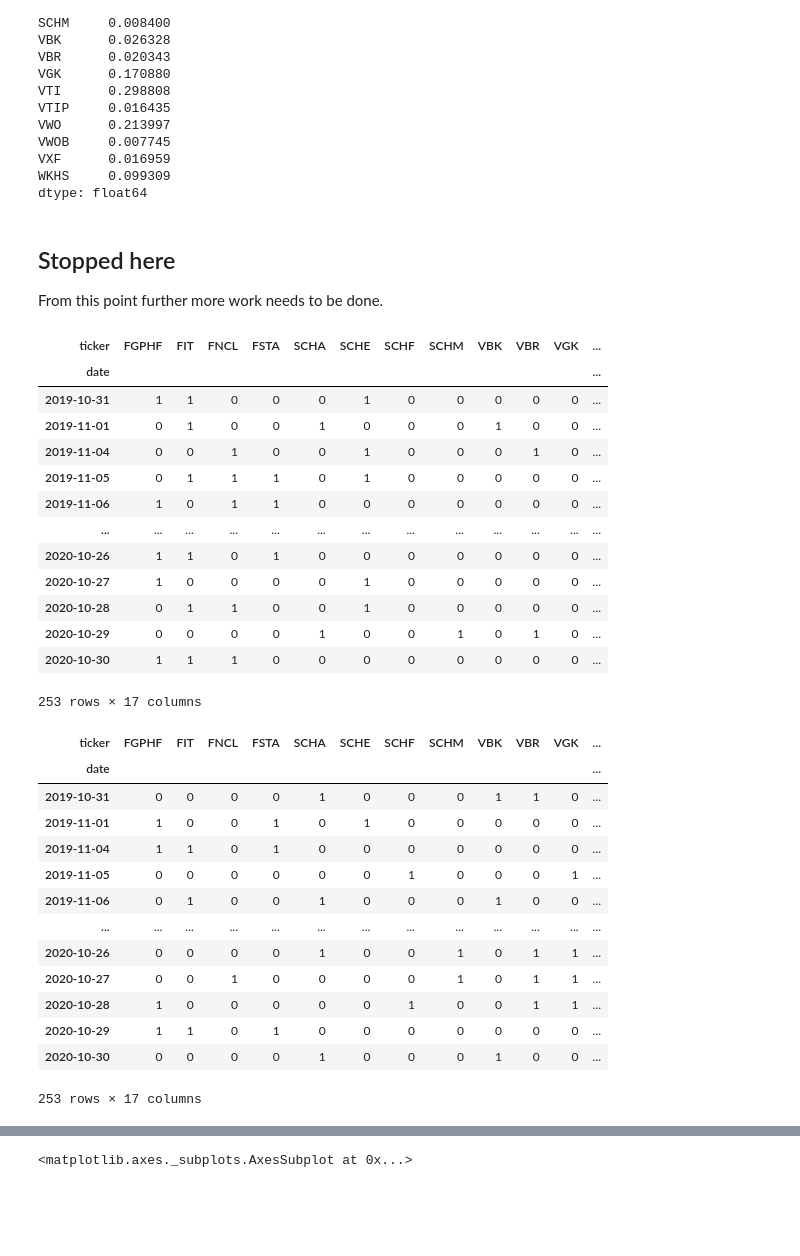
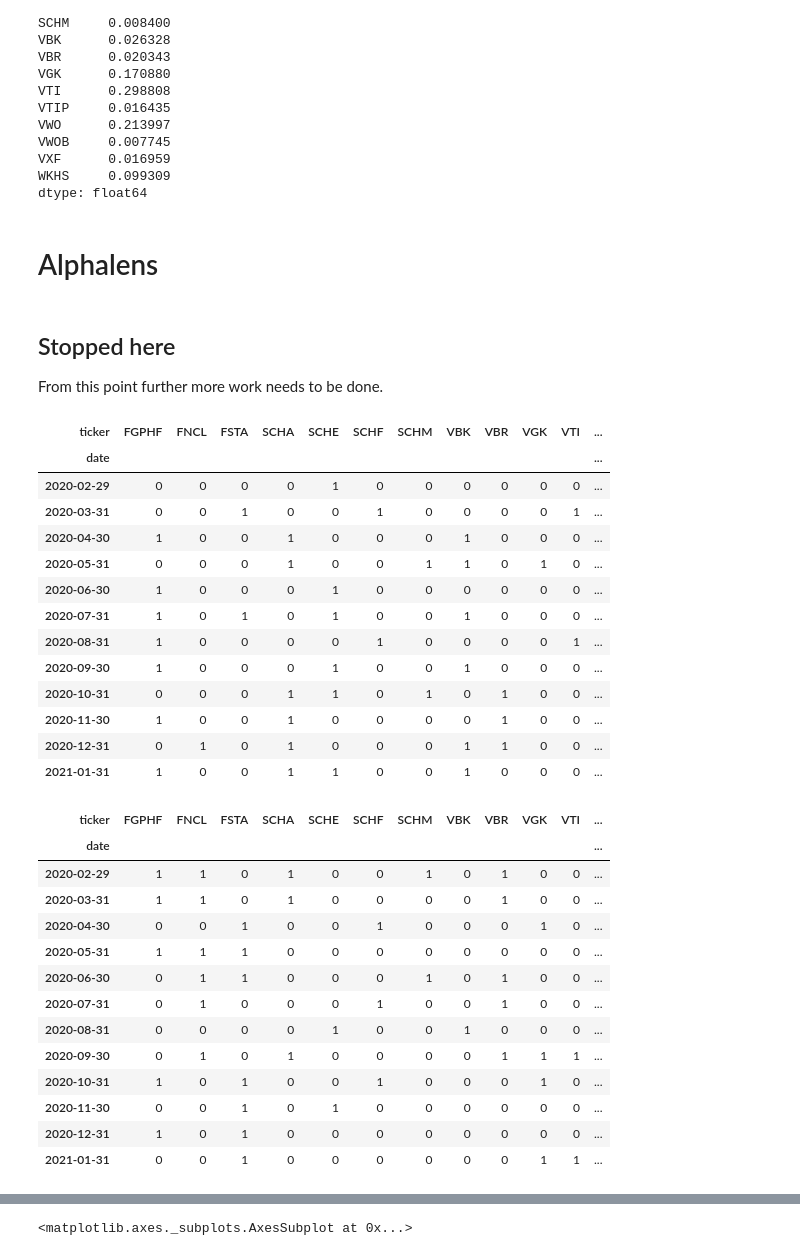
Before and after one commit to nmaiorana/svi-trading-tools, a Jupyter notebook: ameritrade_api.ipynb, the cells around one changed output, grey strips where cells are left out. Cells and saved outputs as stored; diff of their text form; code cells hidden in the pictures; blank space fills up the shorter version.

```diff
--- a/ameritrade_api.ipynb
+++ b/ameritrade_api.ipynb
@@ -39,7 +39,7 @@ client_id = os.getenv('maiotradeclientid')
 masked_account_number = '#---5311'
 account_portfolios_file_name = 'data/portfolio_data.csv'
 portfolio_file_name = 'data/portfolio_' + masked_account_number[-4:] + '.csv'
-stock_quotes_file_name = 'data/stock_quotes.csv'
+price_histories_file_name = 'data/price_histories.csv'
 # %%
 import trading_functions as tf
 importlib.reload(tf)
@@ -472,3 +466,5 @@ VWOB     0.007745
 VXF      0.016959
 WKHS     0.099309
 dtype: float64
+# %% [markdown]
+# Alphalens
@@ -477,40 +475,40 @@ dtype: float64
 
 From this point further more work needs to be done.
 # %%
-portfolio_fundamentals = datafun.read_fundamentals(portfolio_file_name)
-close = datafun.get_close_values(portfolio_fundamentals)
-close = datafun.resample_prices(close, freq='D').dropna()
+portfolio_price_histories = datafun.read_price_histories(price_histories_file_name)
+close = datafun.get_close_values(portfolio_price_histories)
+close = datafun.resample_prices(close, freq='M').dropna()
 symbols = portfun.get_investment_symbols(close)
 returns = retfun.compute_log_returns(close).dropna()
 display(selfun.get_top_n(returns, 5))
 display(selfun.get_top_n(-1*returns, 5))
 # %% [output]
-| ticker | FGPHF | FIT | FNCL | FSTA | SCHA | SCHE | SCHF | SCHM | VBK | VBR | VGK | ... |
+| ticker | FGPHF | FNCL | FSTA | SCHA | SCHE | SCHF | SCHM | VBK | VBR | VGK | VTI | ... |
 | date |  |  |  |  |  |  |  |  |  |  |  | ... |
-| 2019-10-31 | 1 | 1 | 0 | 0 | 0 | 1 | 0 | 0 | 0 | 0 | 0 | ... |
-| 2019-11-01 | 0 | 1 | 0 | 0 | 1 | 0 | 0 | 0 | 1 | 0 | 0 | ... |
-| 2019-11-04 | 0 | 0 | 1 | 0 | 0 | 1 | 0 | 0 | 0 | 1 | 0 | ... |
-| 2019-11-05 | 0 | 1 | 1 | 1 | 0 | 1 | 0 | 0 | 0 | 0 | 0 | ... |
-| 2019-11-06 | 1 | 0 | 1 | 1 | 0 | 0 | 0 | 0 | 0 | 0 | 0 | ... |
-| ... | ... | ... | ... | ... | ... | ... | ... | ... | ... | ... | ... | ... |
-| 2020-10-26 | 1 | 1 | 0 | 1 | 0 | 0 | 0 | 0 | 0 | 0 | 0 | ... |
-| 2020-10-27 | 1 | 0 | 0 | 0 | 0 | 1 | 0 | 0 | 0 | 0 | 0 | ... |
-| 2020-10-28 | 0 | 1 | 1 | 0 | 0 | 1 | 0 | 0 | 0 | 0 | 0 | ... |
-| 2020-10-29 | 0 | 0 | 0 | 0 | 1 | 0 | 0 | 1 | 0 | 1 | 0 | ... |
-| 2020-10-30 | 1 | 1 | 1 | 0 | 0 | 0 | 0 | 0 | 0 | 0 | 0 | ... |
+| 2020-02-29 | 0 | 0 | 0 | 0 | 1 | 0 | 0 | 0 | 0 | 0 | 0 | ... |
+| 2020-03-31 | 0 | 0 | 1 | 0 | 0 | 1 | 0 | 0 | 0 | 0 | 1 | ... |
+| 2020-04-30 | 1 | 0 | 0 | 1 | 0 | 0 | 0 | 1 | 0 | 0 | 0 | ... |
+| 2020-05-31 | 0 | 0 | 0 | 1 | 0 | 0 | 1 | 1 | 0 | 1 | 0 | ... |
+| 2020-06-30 | 1 | 0 | 0 | 0 | 1 | 0 | 0 | 0 | 0 | 0 | 0 | ... |
+| 2020-07-31 | 1 | 0 | 1 | 0 | 1 | 0 | 0 | 1 | 0 | 0 | 0 | ... |
+| 2020-08-31 | 1 | 0 | 0 | 0 | 0 | 1 | 0 | 0 | 0 | 0 | 1 | ... |
+| 2020-09-30 | 1 | 0 | 0 | 0 | 1 | 0 | 0 | 1 | 0 | 0 | 0 | ... |
+| 2020-10-31 | 0 | 0 | 0 | 1 | 1 | 0 | 1 | 0 | 1 | 0 | 0 | ... |
+| 2020-11-30 | 1 | 0 | 0 | 1 | 0 | 0 | 0 | 0 | 1 | 0 | 0 | ... |
+| 2020-12-31 | 0 | 1 | 0 | 1 | 0 | 0 | 0 | 1 | 1 | 0 | 0 | ... |
+| 2021-01-31 | 1 | 0 | 0 | 1 | 1 | 0 | 0 | 1 | 0 | 0 | 0 | ... |
-253 rows × 17 columns
-| ticker | FGPHF | FIT | FNCL | FSTA | SCHA | SCHE | SCHF | SCHM | VBK | VBR | VGK | ... |
+| ticker | FGPHF | FNCL | FSTA | SCHA | SCHE | SCHF | SCHM | VBK | VBR | VGK | VTI | ... |
 | date |  |  |  |  |  |  |  |  |  |  |  | ... |
-| 2019-10-31 | 0 | 0 | 0 | 0 | 1 | 0 | 0 | 0 | 1 | 1 | 0 | ... |
-| 2019-11-01 | 1 | 0 | 0 | 1 | 0 | 1 | 0 | 0 | 0 | 0 | 0 | ... |
-| 2019-11-04 | 1 | 1 | 0 | 1 | 0 | 0 | 0 | 0 | 0 | 0 | 0 | ... |
-| 2019-11-05 | 0 | 0 | 0 | 0 | 0 | 0 | 1 | 0 | 0 | 0 | 1 | ... |
-| 2019-11-06 | 0 | 1 | 0 | 0 | 1 | 0 | 0 | 0 | 1 | 0 | 0 | ... |
-| ... | ... | ... | ... | ... | ... | ... | ... | ... | ... | ... | ... | ... |
-| 2020-10-26 | 0 | 0 | 0 | 0 | 1 | 0 | 0 | 1 | 0 | 1 | 1 | ... |
-| 2020-10-27 | 0 | 0 | 1 | 0 | 0 | 0 | 0 | 1 | 0 | 1 | 1 | ... |
-| 2020-10-28 | 1 | 0 | 0 | 0 | 0 | 0 | 1 | 0 | 0 | 1 | 1 | ... |
-| 2020-10-29 | 1 | 1 | 0 | 1 | 0 | 0 | 0 | 0 | 0 | 0 | 0 | ... |
-| 2020-10-30 | 0 | 0 | 0 | 0 | 1 | 0 | 0 | 0 | 1 | 0 | 0 | ... |
+| 2020-02-29 | 1 | 1 | 0 | 1 | 0 | 0 | 1 | 0 | 1 | 0 | 0 | ... |
+| 2020-03-31 | 1 | 1 | 0 | 1 | 0 | 0 | 0 | 0 | 1 | 0 | 0 | ... |
+| 2020-04-30 | 0 | 0 | 1 | 0 | 0 | 1 | 0 | 0 | 0 | 1 | 0 | ... |
+| 2020-05-31 | 1 | 1 | 1 | 0 | 0 | 0 | 0 | 0 | 0 | 0 | 0 | ... |
+| 2020-06-30 | 0 | 1 | 1 | 0 | 0 | 0 | 1 | 0 | 1 | 0 | 0 | ... |
+| 2020-07-31 | 0 | 1 | 0 | 0 | 0 | 1 | 0 | 0 | 1 | 0 | 0 | ... |
+| 2020-08-31 | 0 | 0 | 0 | 0 | 1 | 0 | 0 | 1 | 0 | 0 | 0 | ... |
+| 2020-09-30 | 0 | 1 | 0 | 1 | 0 | 0 | 0 | 0 | 1 | 1 | 1 | ... |
+| 2020-10-31 | 1 | 0 | 1 | 0 | 0 | 1 | 0 | 0 | 0 | 1 | 0 | ... |
+| 2020-11-30 | 0 | 0 | 1 | 0 | 1 | 0 | 0 | 0 | 0 | 0 | 0 | ... |
+| 2020-12-31 | 1 | 0 | 1 | 0 | 0 | 0 | 0 | 0 | 0 | 0 | 0 | ... |
+| 2021-01-31 | 0 | 0 | 1 | 0 | 0 | 0 | 0 | 0 | 0 | 1 | 1 | ... |
-253 rows × 17 columns
 # %%
```
Also changed, not shown: parts of 12 cells of this notebook, 2 other files.
